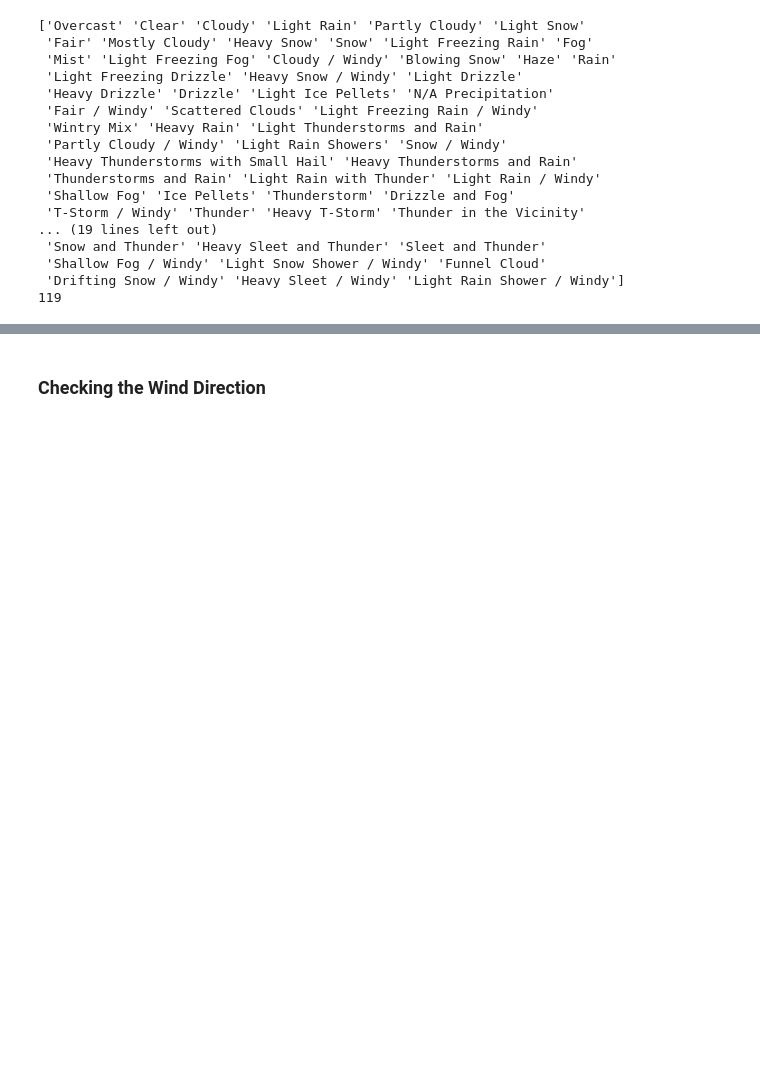
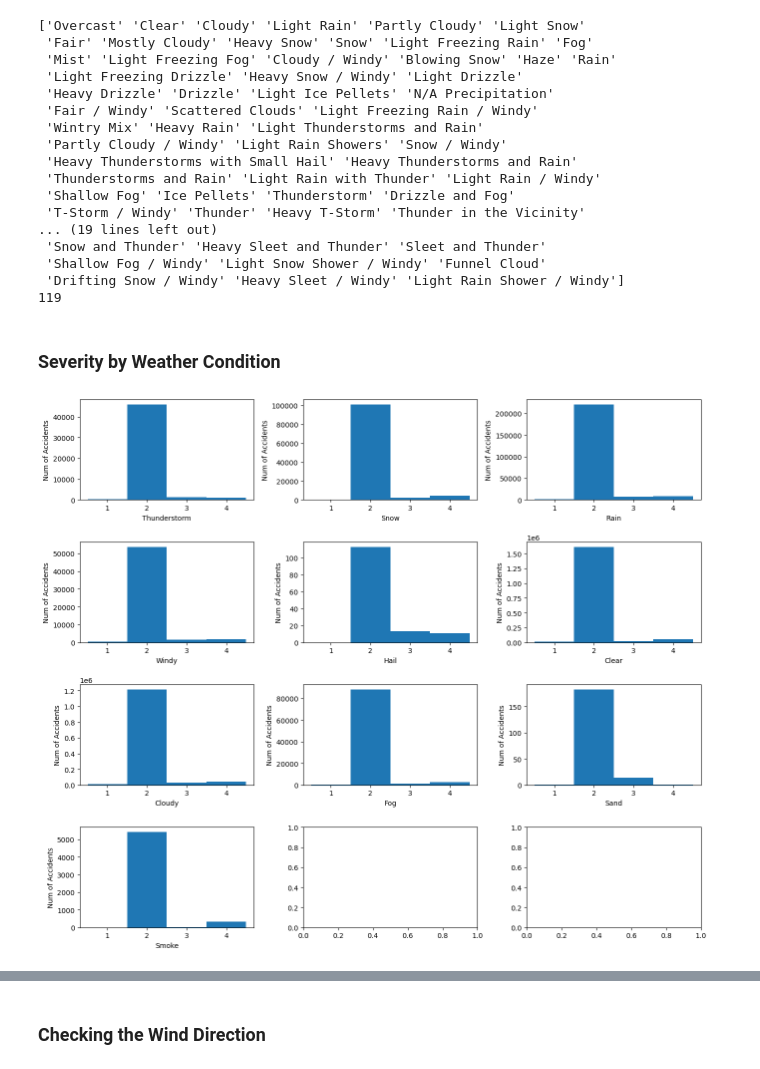
Before and after one commit to parchrist/MSAAI_500-01_Group_Final, a Jupyter notebook: US_Accidents_Technical_Report_V3.ipynb, the cells around one changed output, grey strips where cells are left out. Saved outputs shown, nothing was run; the diff lists cells and outputs as text; code cells hidden in the pictures; blank space fills up the shorter version.

```diff
--- a/US_Accidents_Technical_Report_V3.ipynb
+++ b/US_Accidents_Technical_Report_V3.ipynb
@@ -474,3 +481,23 @@ df.loc[df["Weather_Condition"].str.contains("Mist|Haze|Fog", na=False), "Weather
 df.loc[df["Weather_Condition"].str.contains("Sand|Dust", na=False), "Weather_Condition"] = "Sand"
 df.loc[df["Weather_Condition"].str.contains("Smoke|Volcanic Ash", na=False), "Weather_Condition"] = "Smoke"
 df.loc[df["Weather_Condition"].str.contains("N/A Precipitation", na=False), "Weather_Condition"] = np.nan
+# %% [markdown]
+### Severity by Weather Condition
+# %%
+weather_types = ['Thunderstorm','Snow','Rain','Windy','Hail','Clear','Cloudy','Fog','Sand','Smoke']
+fig, axes = plt.subplots(nrows=4,ncols=3,figsize=(14,12))
+fig.tight_layout(pad = 4.0)
+
+i = 0
+for weather in weather_types:
+    row = i // 3
+    col = i % 3
+    weatherdf = df[df['Weather_Condition'] == weather]
+    axes[row,col].hist(weatherdf['Severity'],bins=4,range=[0.5,4.5])
+    axes[row,col].set_xlabel(weather)
+    axes[row,col].set_ylabel('Num of Accidents')
+    i += 1
+
+plt.show;
+# %% [output]
+[figure, added]
```
Also changed, not shown: parts of 6 cells of this notebook.
